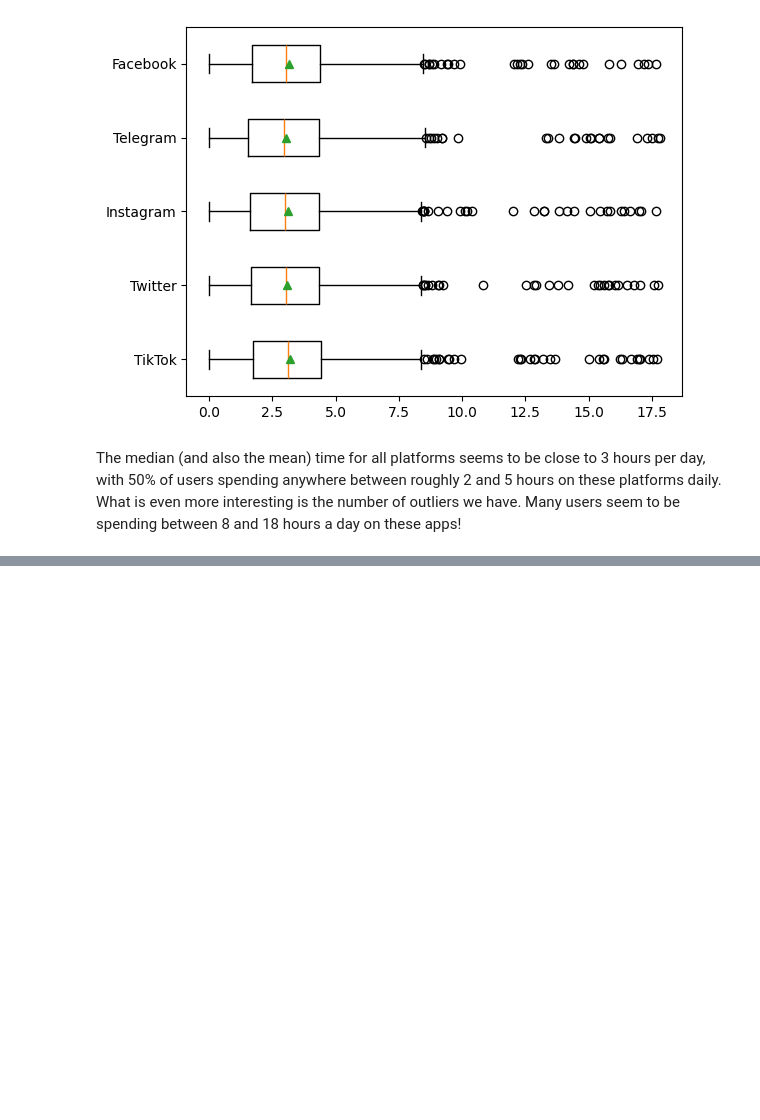
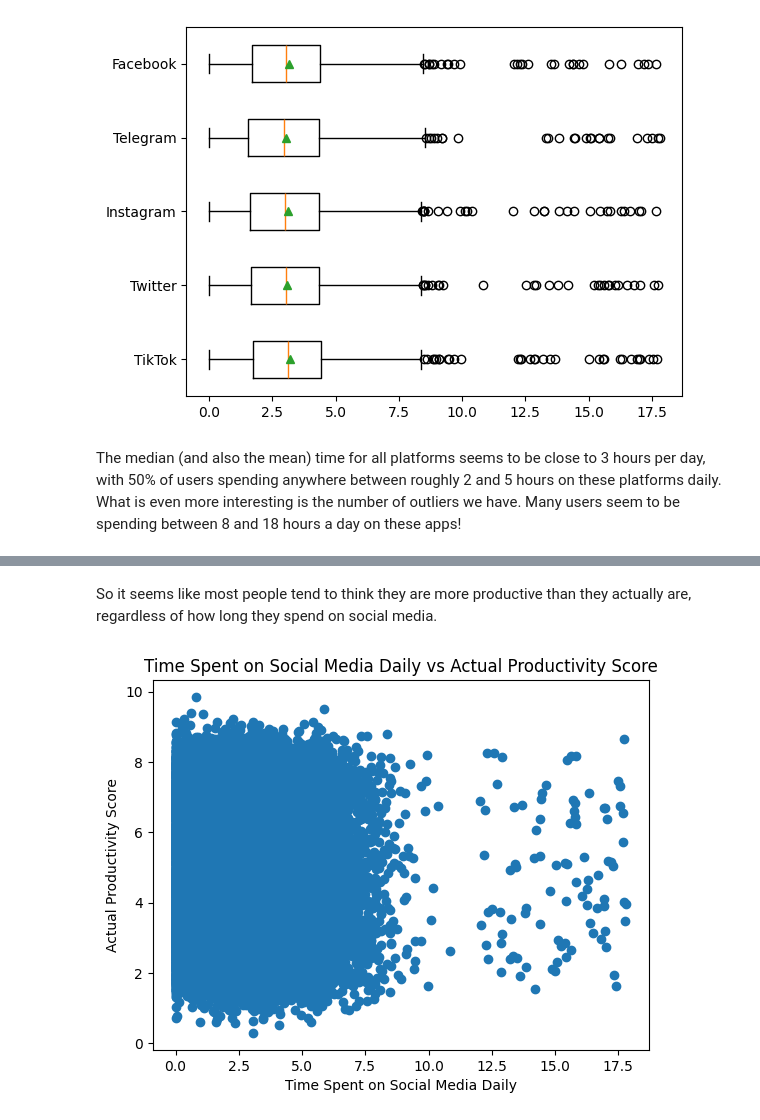
Before and after one commit to HusseinKasim/A-Data-Driven-Study-on-Social-Media-Usage-and-its-Effects-on-Users, a Jupyter notebook: Social_Media_Study.ipynb, the cells around one changed output, grey strips where cells are left out. Saved outputs shown, nothing was run; the diff lists cells and outputs as text; code cells hidden in the pictures; blank space fills up the shorter version.

```diff
--- a/Social_Media_Study.ipynb
+++ b/Social_Media_Study.ipynb
@@ -241,0 +264,10 @@ The median (and also the mean) time for all platforms seems to be close to 3 hou
+# %% [markdown]
+So it seems like most people tend to think they are more productive than they actually are, regardless of how long they spend on social media.
+# %%
+plt.scatter(x=df['daily_social_media_time'], y=df['actual_productivity_score'])
+plt.xlabel("Time Spent on Social Media Daily")
+plt.ylabel("Actual Productivity Score")
+plt.title("Time Spent on Social Media Daily vs Actual Productivity Score")
+plt.show()
+# %% [output]
+[figure, added]
```
Also changed, not shown: parts of 13 cells of this notebook.
